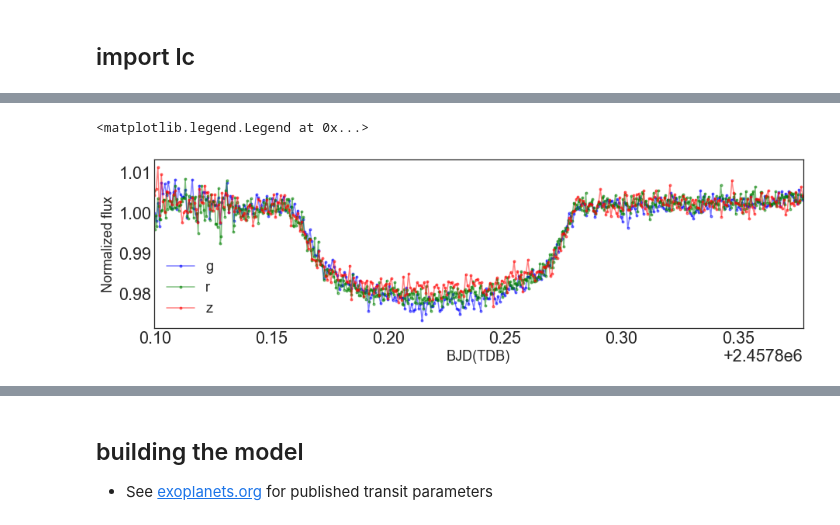
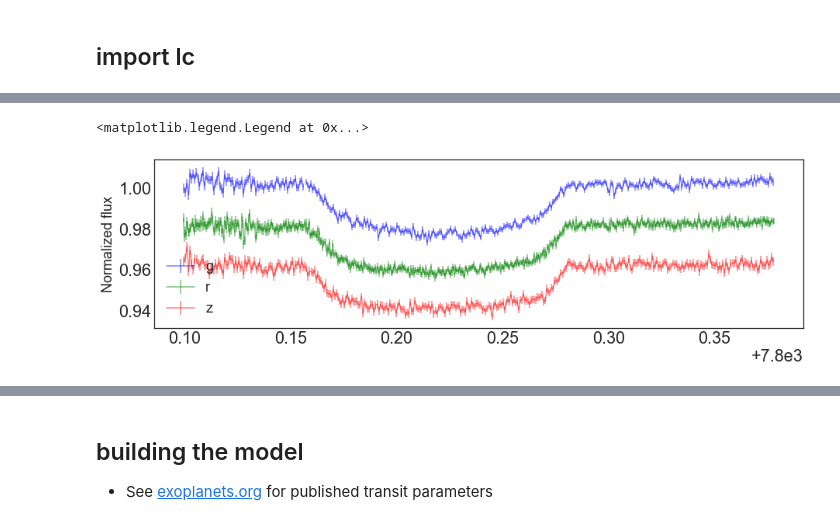
Before and after one commit to jpdeleon/ldep, a Jupyter notebook: HAT-P-44b/part2_analysis_hatp44.ipynb, the cells around one changed output, grey strips where cells are left out. Saved outputs shown, nothing was run; the diff lists cells and outputs as text; code cells hidden in the pictures.

```diff
--- a/HAT-P-44b/part2_analysis_hatp44.ipynb
+++ b/HAT-P-44b/part2_analysis_hatp44.ipynb
@@ -84,12 +84,23 @@ data[b].head()
 # %%
 fluxcol =  'flux(r=11.0)'
+errcol  =  'err(r=11.0)'
+
 colors='b,g,r'.split(',')
 fig,ax = pl.subplots(1,1,figsize=(15,4))
-for (b,c) in zip(sorted(bands),colors):
+
+n=0
+for b,c in zip(bands,colors):
     df = data[b]
-    df[fluxcol].plot(label=b, marker='.', color=c, alpha=0.5, ax=ax)
+    offset = n*0.02
+
+    time = df.index
+    flux = df[fluxcol]
+    err  = df[errcol]
+
+    ax.errorbar(time, flux-offset, yerr=err, label=b, color=c, alpha=0.5)
     ax.set_ylabel('Normalized flux')
-pl.legend()
+    n+=1
+pl.legend(loc='lower left')
 # %% [output]
 <matplotlib.legend.Legend at 0x...>
-[figure, old version]
+[figure, new version]
```
Also changed, not shown: parts of 53 cells of this notebook, 22 other files.
